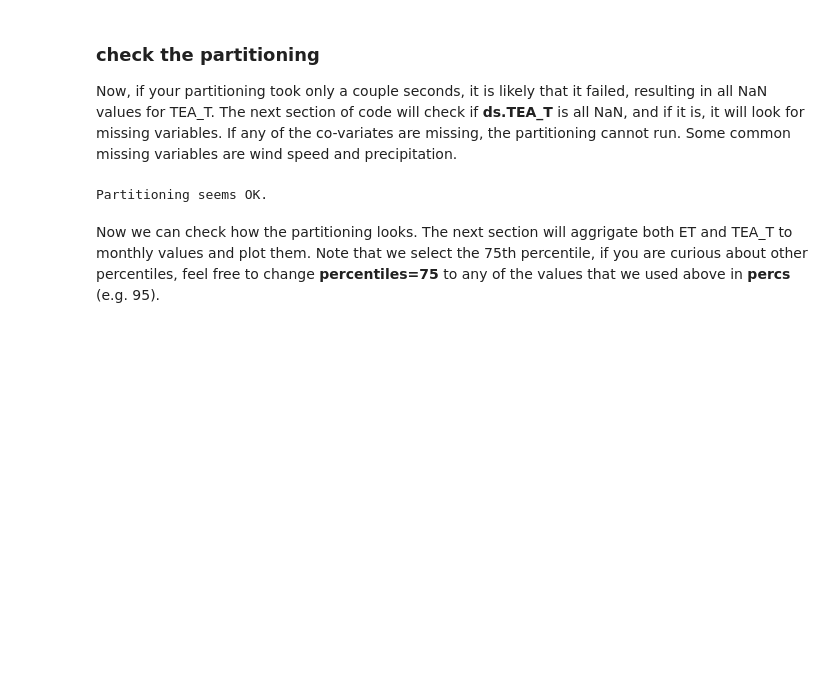
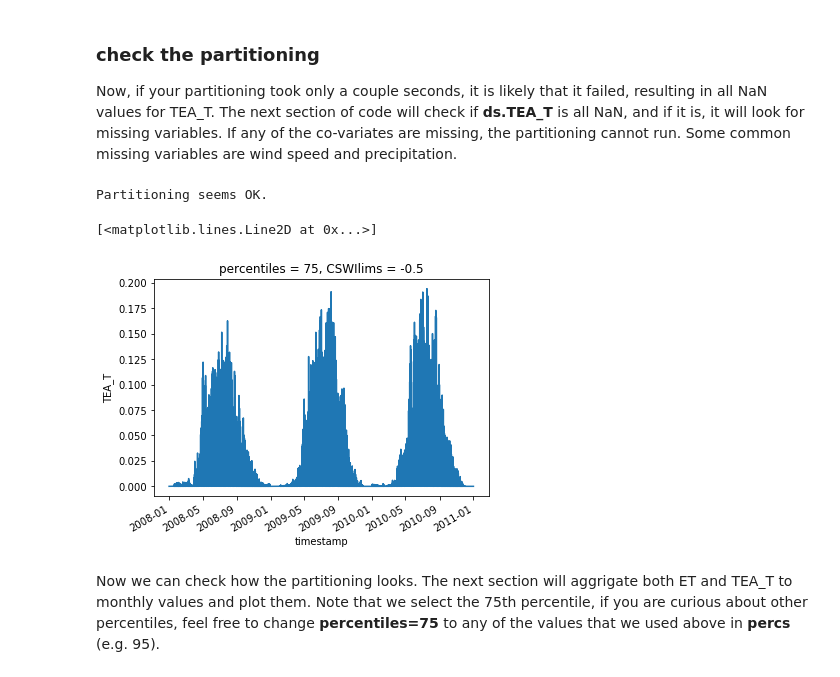
Before and after one commit to jnelson18/ecosystem-transpiration, a Jupyter notebook: TEA_tutorial.ipynb, the cells around one changed output. Saved outputs shown, nothing was run; the diff lists cells and outputs as text; code cells hidden in the pictures; blank space fills up the shorter version.

```diff
--- a/TEA_tutorial.ipynb
+++ b/TEA_tutorial.ipynb
@@ -86,7 +86,7 @@ Here we are using the nighttime partitioning from GPP (**GPP_NT**), if you would
 # %%
 timestamp = ec.time.values
 ET        = ec.ET.values
-GPP       = ec.GPP_DT.values
+GPP       = ec.GPP_NT.values
 RH        = ec.RH.values
 Rg        = ec.SW_IN.values
 Rg_pot    = ec.SW_IN_POT.values
@@ -160,6 +160,11 @@ else:
     print("Partitioning seems OK.")
 # %% [output]
 Partitioning seems OK.
+# %%
+ds.TEA_T.sel(percentiles=75).plot()
+# %% [output]
+[<matplotlib.lines.Line2D at 0x...>]
+[figure, added]
 # %% [markdown]
 Now we can check how the partitioning looks. The next section will aggrigate both ET and TEA_T to monthly values and plot them. Note that we select the 75th percentile, if you are curious about other percentiles, feel free to change **percentiles=75** to any of the values that we used above in **percs** (e.g. 95).
 # %%
```
Also changed, not shown: parts of 1 cell of this notebook, 1 other file.
